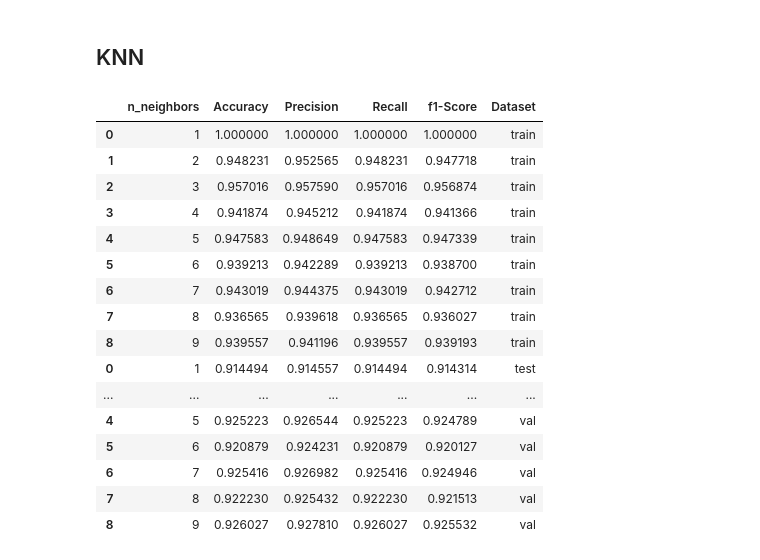
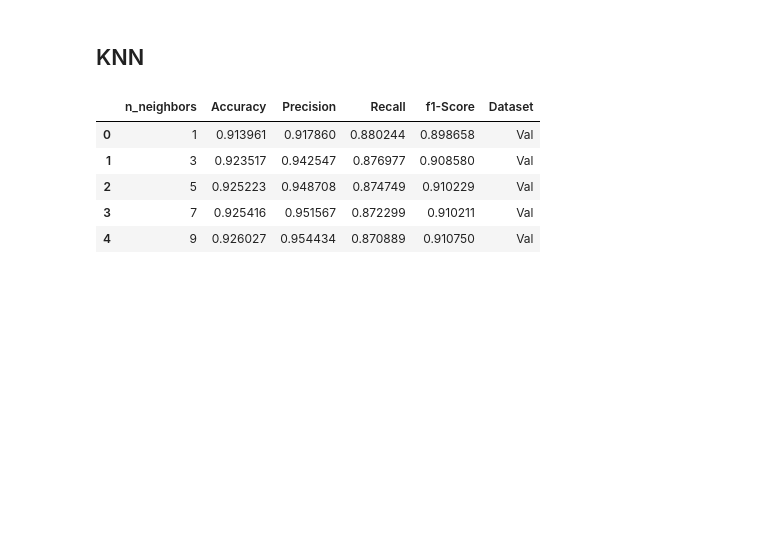
Before and after one commit to Thalesh7991/ensaios-algoritmos-ml, a Jupyter notebook: notebooks/Classificacao/Ensaio Classificacao.ipynb, the cells around one changed output. Saved outputs shown, nothing was run; the diff lists cells and outputs as text; code cells hidden in the pictures; blank space fills up the shorter version.

```diff
--- a/notebooks/Classificacao/Ensaio Classificacao.ipynb
+++ b/notebooks/Classificacao/Ensaio Classificacao.ipynb
@@ -51,15 +53,15 @@ Populating the interactive namespace from numpy and matplotlib
 # %%
 # Dados de Treinamento
 X_train = pd.read_csv('../../data/Classificacao/X_training.csv')
-y_train = pd.read_csv('../../data/Classificacao/y_training.csv')
+y_train = pd.read_csv('../../data/Classificacao/y_training.csv').values.ravel()
 
 # Dados de Test
 X_test = pd.read_csv('../../data/Classificacao/X_test.csv')
-y_test = pd.read_csv('../../data/Classificacao/y_test.csv')
+y_test = pd.read_csv('../../data/Classificacao/y_test.csv').values.ravel()
 
 # Dados de Validacao
 X_val = pd.read_csv('../../data/Classificacao/X_validation.csv')
-y_val = pd.read_csv('../../data/Classificacao/y_validation.csv')
+y_val = pd.read_csv('../../data/Classificacao/y_validation.csv').values.ravel()
 # %%
 X_train = X_train.drop(columns=['id'])
 X_test = X_test.drop(columns=['id'])
@@ -131,20 +73,38 @@ df_all_knn = pd.concat([df_train_knn, df_test_knn, df_val_knn])
-# %%
-df_all_knn
-# %% [output]
-|  | n_neighbors | Accuracy | Precision | Recall | f1-Score | Dataset |
-| 0 | 1 | 1.000000 | 1.000000 | 1.000000 | 1.000000 | train |
-| 1 | 2 | 0.948231 | 0.952565 | 0.948231 | 0.947718 | train |
-| 2 | 3 | 0.957016 | 0.957590 | 0.957016 | 0.956874 | train |
-| 3 | 4 | 0.941874 | 0.945212 | 0.941874 | 0.941366 | train |
-| 4 | 5 | 0.947583 | 0.948649 | 0.947583 | 0.947339 | train |
-| 5 | 6 | 0.939213 | 0.942289 | 0.939213 | 0.938700 | train |
-| 6 | 7 | 0.943019 | 0.944375 | 0.943019 | 0.942712 | train |
-| 7 | 8 | 0.936565 | 0.939618 | 0.936565 | 0.936027 | train |
-| 8 | 9 | 0.939557 | 0.941196 | 0.939557 | 0.939193 | train |
-| 0 | 1 | 0.914494 | 0.914557 | 0.914494 | 0.914314 | test |
-| ... | ... | ... | ... | ... | ... | ... |
-| 4 | 5 | 0.925223 | 0.926544 | 0.925223 | 0.924789 | val |
-| 5 | 6 | 0.920879 | 0.924231 | 0.920879 | 0.920127 | val |
-| 6 | 7 | 0.925416 | 0.926982 | 0.925416 | 0.924946 | val |
-| 7 | 8 | 0.922230 | 0.925432 | 0.922230 | 0.921513 | val |
-| 8 | 9 | 0.926027 | 0.927810 | 0.926027 | 0.925532 | val |
+# %%
+neigh = np.arange(1,10,1)
+results = []
+knn_results = pd.DataFrame()
+for k in range(1,10,2):
+#         # Model Definition
+    knn = KNeighborsClassifier(n_neighbors=k, n_jobs= -1)
+
+    # Model Train
+    #knn.fit(X_train, y_train)
+    knn.fit(np.array(X_train), np.array(y_train))
+
+    #knn.fit(X_train, y_train)
+    y_pred = knn.predict(np.array(X_val))
+    report = report_classification(y_val, y_pred)
+
+
+
+    results.append({
+             'n_neighbors': k,
+             'Accuracy': report['Accuracy'],
+             'Precision': report['Precision'],
+             'Recall': report['Recall'],
+             'f1-Score': report['f1-Score'],
+             'Dataset': 'Val'
+         })
+
+    df_aux = pd.DataFrame(results)
+    knn_results = pd.concat([knn_results, df_aux], axis=0).drop_duplicates()
+# %%
+knn_results
+# %% [output]
+|  | n_neighbors | Accuracy | Precision | Recall | f1-Score | Dataset |
+| 0 | 1 | 0.913961 | 0.917860 | 0.880244 | 0.898658 | Val |
+| 1 | 3 | 0.923517 | 0.942547 | 0.876977 | 0.908580 | Val |
+| 2 | 5 | 0.925223 | 0.948708 | 0.874749 | 0.910229 | Val |
+| 3 | 7 | 0.925416 | 0.951567 | 0.872299 | 0.910211 | Val |
+| 4 | 9 | 0.926027 | 0.954434 | 0.870889 | 0.910750 | Val |
```
Also changed, not shown: parts of 14 cells of this notebook.
